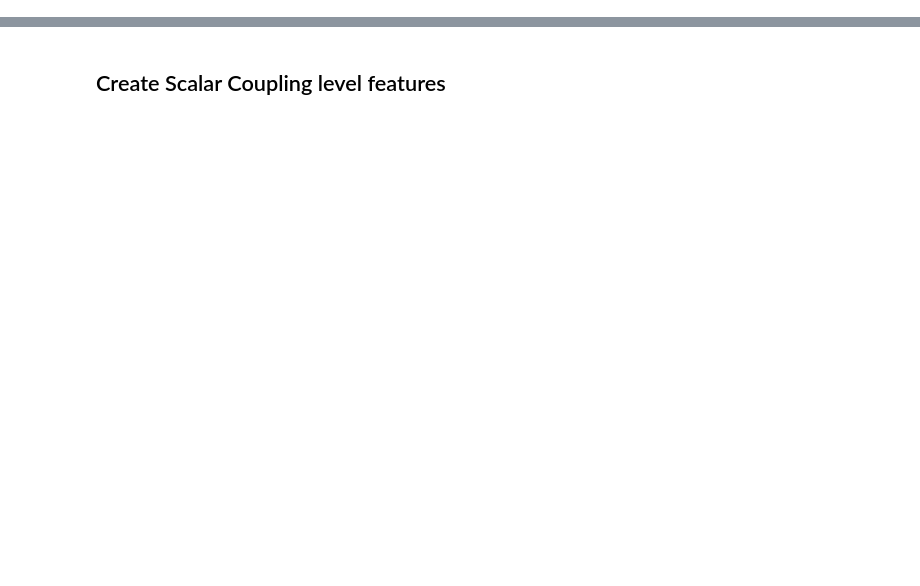
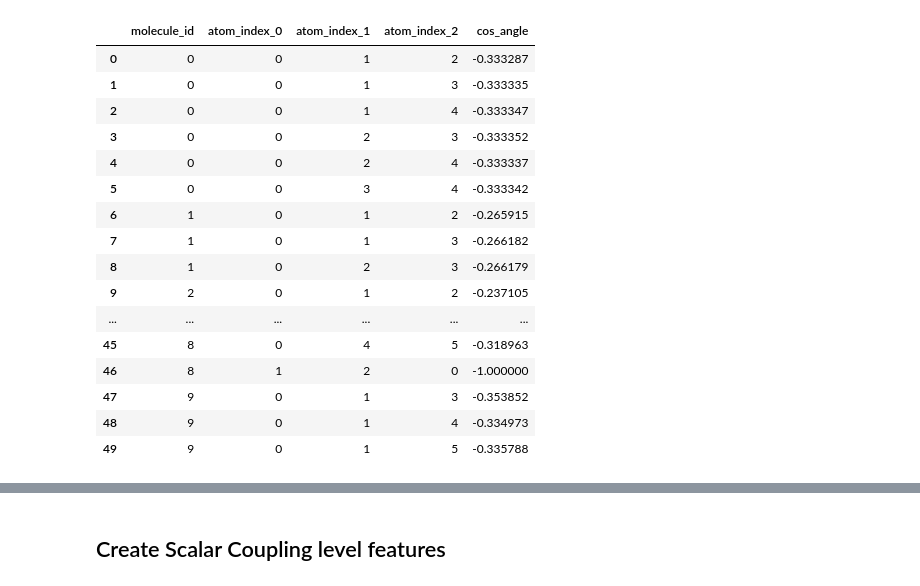
Before and after one commit to robinniesert/kaggle-champs, a Jupyter notebook: nbs/data_proc.ipynb, the cells around one changed output, grey strips where cells are left out. Drawn from its saved outputs; the diff is of its cells as text; code cells hidden in the pictures; blank space fills up the shorter version.

```diff
--- a/nbs/data_proc.ipynb
+++ b/nbs/data_proc.ipynb
@@ -496,0 +514,3 @@ structures_df = pd.read_csv(DATA_PATH+'structures.csv')
+# %%
+in_out_idx = pd.concat((pairs_idx, pairs_idx.rename(columns={'idx_0': 'idx_1', 'idx_1': 'idx_0'})), sort=False)
+# in_out_idx.sort_values(['molecule_id', 'idx_0'], inplace=True)
@@ -496,0 +606,35 @@ structures_df = pd.read_csv(DATA_PATH+'structures.csv')
+# %%
+angle_df = pd.DataFrame(angle_idxs, columns=['molecule_id', 'atom_index_0', 'atom_index_1', 'atom_index_2'])
+angle_df['molecule_name'] = angle_df['molecule_id'].map({v:k for k,v in mol_ids.items()})
+angle_df.drop(columns='molecule_id', inplace=True)
+
+for i in range(3): angle_df = map_atom_info(angle_df, i, structures_df)
+angle_df.drop(columns=['atom_0', 'atom_1', 'atom_2', 'molecule_id_x', 'molecule_id_y'], inplace=True)
+
+for c in ['x', 'y', 'z']:
+    angle_df[f'{c}_0_1'] = angle_df[f'{c}_0'].values - angle_df[f'{c}_1'].values
+    angle_df[f'{c}_0_2'] = angle_df[f'{c}_0'].values - angle_df[f'{c}_2'].values
+def cos_angles(v1, v2):
+    return (v1*v2).sum(1) / np.sqrt((v1**2).sum(1) * (v2**2).sum(1))
+angle_df['cos_angle'] = cos_angles(angle_df[['x_0_1', 'y_0_1', 'z_0_1']].values,
+                                   angle_df[['x_0_2', 'y_0_2', 'z_0_2']].values)
+angle_df = angle_df[['molecule_id', 'atom_index_0', 'atom_index_1', 'atom_index_2', 'cos_angle']]
+angle_df.head(50)
+# %% [output]
+|  | molecule_id | atom_index_0 | atom_index_1 | atom_index_2 | cos_angle |
+| 0 | 0 | 0 | 1 | 2 | -0.333287 |
+| 1 | 0 | 0 | 1 | 3 | -0.333335 |
+| 2 | 0 | 0 | 1 | 4 | -0.333347 |
+| 3 | 0 | 0 | 2 | 3 | -0.333352 |
+| 4 | 0 | 0 | 2 | 4 | -0.333337 |
+| 5 | 0 | 0 | 3 | 4 | -0.333342 |
+| 6 | 1 | 0 | 1 | 2 | -0.265915 |
+| 7 | 1 | 0 | 1 | 3 | -0.266182 |
+| 8 | 1 | 0 | 2 | 3 | -0.266179 |
+| 9 | 2 | 0 | 1 | 2 | -0.237105 |
+| ... | ... | ... | ... | ... | ... |
+| 45 | 8 | 0 | 4 | 5 | -0.318963 |
+| 46 | 8 | 1 | 2 | 0 | -1.000000 |
+| 47 | 9 | 0 | 1 | 3 | -0.353852 |
+| 48 | 9 | 0 | 1 | 4 | -0.334973 |
+| 49 | 9 | 0 | 1 | 5 | -0.335788 |
```
Also changed, not shown: parts of 28 cells of this notebook, 4 other files.
